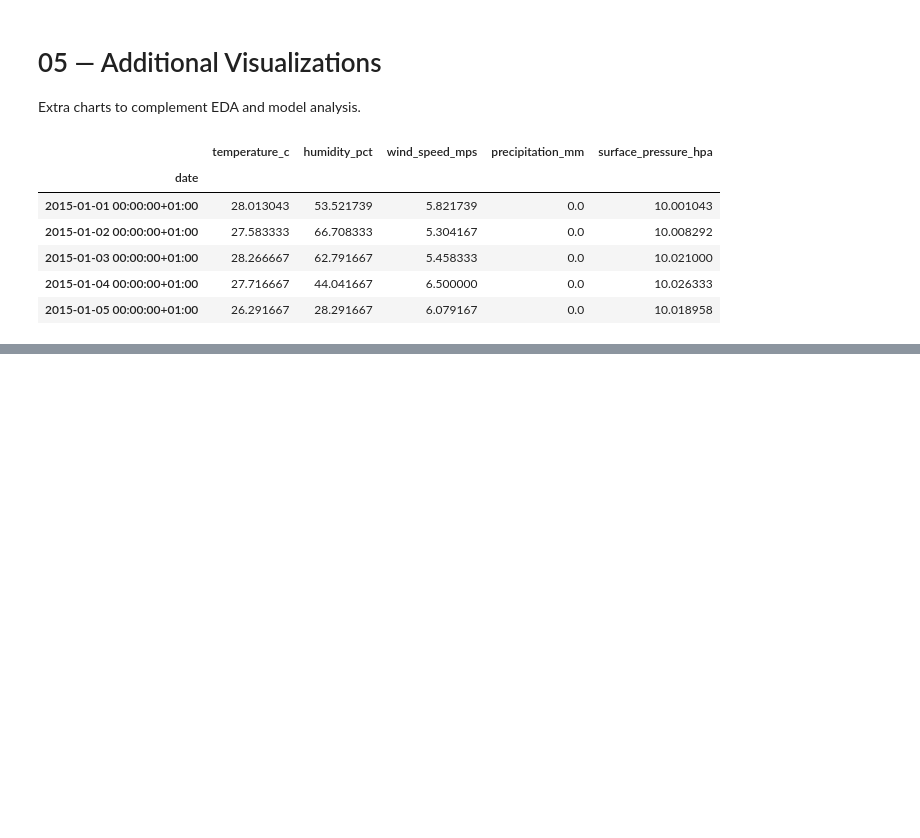
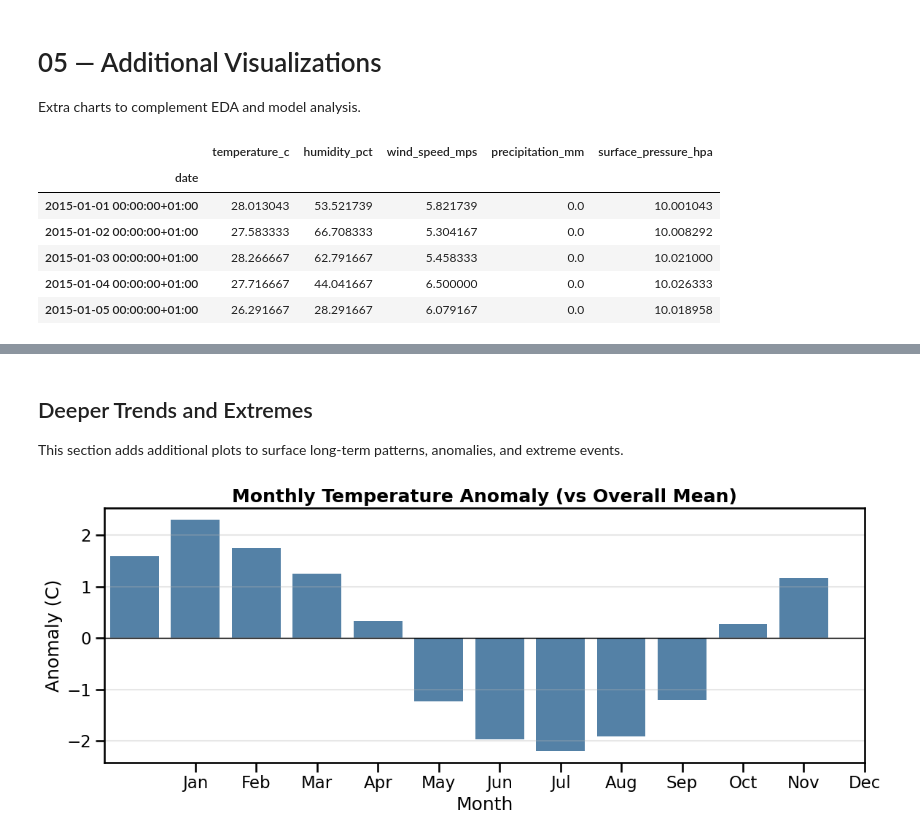
Before and after one commit to Tinny-Robot/climate-ml-lab, a Jupyter notebook: notebooks/05_visualizations.ipynb, the cells around one changed output, grey strips where cells are left out. Cells and saved outputs as stored; diff of their text form; code cells hidden in the pictures; blank space fills up the shorter version.

```diff
--- a/notebooks/05_visualizations.ipynb
+++ b/notebooks/05_visualizations.ipynb
@@ -82,0 +75,27 @@ df.shape
+# %% [markdown]
+## Deeper Trends and Extremes
+
+This section adds additional plots to surface long-term patterns, anomalies, and extreme events.
+# %%
+# Ensure time fields exist
+df = df.sort_index()
+df['year'] = df.index.year
+df['month'] = df.index.month
+
+# 1) Monthly temperature anomaly (deviation from overall mean)
+overall_temp_mean = df['temperature_c'].mean()
+monthly_temp_mean = df.groupby('month')['temperature_c'].mean()
+temp_anomaly = monthly_temp_mean - overall_temp_mean
+
+plt.figure(figsize=(12, 5))
+sns.barplot(x=temp_anomaly.index, y=temp_anomaly.values, color='steelblue')
+plt.axhline(0, color='black', linewidth=1)
+plt.title('Monthly Temperature Anomaly (vs Overall Mean)', fontweight='bold')
+plt.xlabel('Month')
+plt.ylabel('Anomaly (C)')
+plt.xticks(range(1, 13), ['Jan','Feb','Mar','Apr','May','Jun','Jul','Aug','Sep','Oct','Nov','Dec'])
+plt.grid(axis='y', alpha=0.3)
+save_current_fig('monthly_temperature_anomaly.png')
+plt.show()
+# %% [output]
+[figure, added]
```
Also changed, not shown: parts of 6 cells of this notebook, 22 other files.
